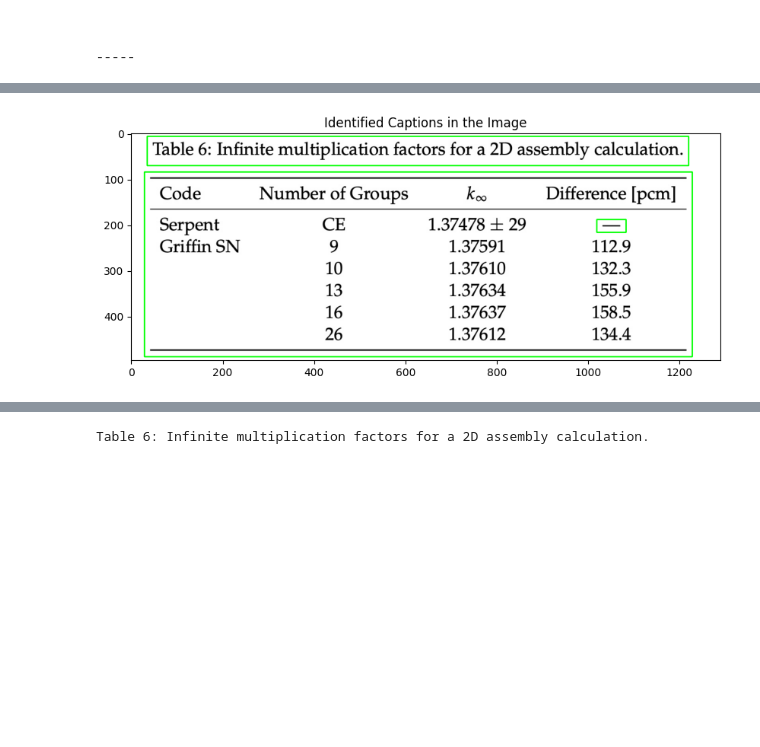
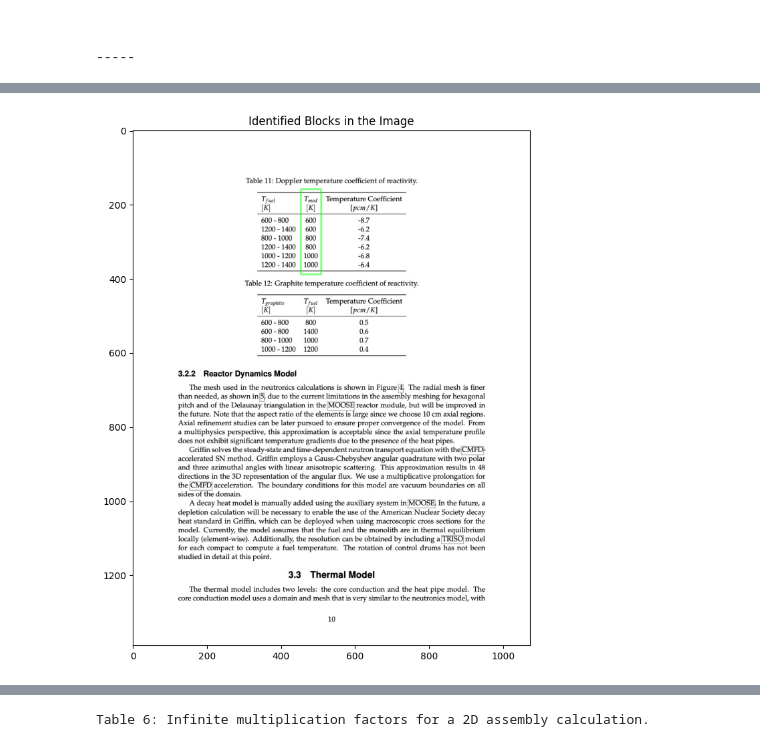
Before and after one commit to a-gis-001/a-gis, a Jupyter notebook: notebooks/Untitled3.ipynb, the cells around one changed output, grey strips where cells are left out. Cells and saved outputs as stored; diff of their text form; code cells hidden in the pictures; blank space fills up the shorter version.

```diff
--- a/notebooks/Untitled3.ipynb
+++ b/notebooks/Untitled3.ipynb
@@ -1241,15 +1241,26 @@ the core. In the axial direction, the fuel has three spectral zones with the spe
 -----
 # %%
 import A_GIS
+import matplotlib
 
-image = A_GIS.Image.open(path="/Users/ww5/Downloads/table.jpg").convert('L')
+image = A_GIS.Image.open(path="/Users/ww5/bin/selected.png")
+#A_GIS.Image.show(image=image,wh_scale=[22,34])
+
 binary = A_GIS.Image.create_binary(threshold=220,image=image).image
-A_GIS.Image.show(image=binary,cmap='gray',xy_scale=[22,34])
+#A_GIS.Image.show(image=binary,cmap='gray',wh_scale=[22,34])
 
-result = A_GIS.Image.get_character_scale(image=image,iterations=4)
-xy_scale = result.xy_scale
+result = A_GIS.Image.get_character_scale(image=image,iterations=4,min_area=5,threshold=150)
+wh_scale = [50,50]
+matplotlib.pyplot.hist(result.widths, bins=40, cumulative=True,edgecolor='black')
+
+#print(result.heights)
+print('guess',result.wh_scales[-1])
+#result.wh_scale
+wh_scale = result.wh_scales[-1]
+print('calculated',result.wh_scales)
+print('assigned',wh_scale)
 A_GIS.Image.show(image=result.debug_images[-1],
-                 xy_scale=result.xy_scales[-1],
+                 wh_scale=wh_scale,
                  nticks=1,
                  nlabels=5,
                  grid=True)
@@ -1273,39 +1313,48 @@ import matplotlib.pyplot as plt
 
 
 # Scale the original image using the calculated factors
-scaled_image = cv.resize(data, None, fx=1, fy=1, interpolation=cv.INTER_LINEAR)
+scaled_image = cv.resize(np.array(image.convert("L")), None, fx=1, fy=1, interpolation=cv.INTER_LINEAR)
 
 # Thresholding to create a binary image
 _, binary = cv.threshold(scaled_image, 220, 255, cv.THRESH_BINARY_INV)
 
 # Morphological operations to enhance text regions
 kernel = cv.getStructuringElement(cv.MORPH_RECT, (5, 5))
-dilated = cv.dilate(binary, kernel, iterations=7)
-#dilated = cv.erode(binary, kernel, iterations=5)
+dilated = cv.dilate(binary, kernel, iterations=4)
+#dilated = cv.erode(dilated, kernel, iterations=2)
 
 # Find contours of text regions
 contours, _ = cv.findContours(dilated, cv.RETR_EXTERNAL, cv.CHAIN_APPROX_SIMPLE)
 
 # Set up a list to hold bounding boxes of potential captions
 caption_boxes = []
 
 # Filter contours based on size to identify potential captions
 for contour in contours:
     x, y, w, h = cv.boundingRect(contour)
 
     # Apply heuristics to identify "floating" text (e.g., table captions or figure captions)
     if w>3 and h>3:  # Adjust these values based on typical caption dimensions
         caption_boxes.append((x, y, w, h))
 
 # Draw bounding boxes for potential captions on the original image
 image_color = cv.cvtColor(scaled_image, cv.COLOR_GRAY2BGR)
-for (x, y, w, h) in caption_boxes:
-    cv.rectangle(image_color, (x, y), (x + w, y + h), (0, 255, 0), 2)
+
+# Create an overlay image to draw the transparent boxes
+overlay = image_color.copy()
+
+# Draw transparent rectangles on the overlay
+for (x, y, w, h) in caption_boxes[-2:-1]:
+    cv.rectangle(overlay, (x+125, y), (x + 180, y + h), (0, 255, 0), 3)  # Filled rectangle
+
+# Blend the overlay with the original image to achieve transparency
+alpha = 0.5  # Transparency factor (0 is fully transparent, 1 is fully opaque)
+cv.addWeighted(overlay, alpha, image_color, 1 - alpha, 0, image_color)
 
 # Display the results
 plt.figure(figsize=(10, 10))
-plt.title('Identified Captions in the Image')
+plt.title('Identified Blocks in the Image')
 plt.imshow(cv.cvtColor(image_color, cv.COLOR_BGR2RGB))
 plt.show()
 # %% [output]
-[figure, old version]
+[figure, new version]
```
Also changed, not shown: parts of 7 cells of this notebook, 6 other files.
